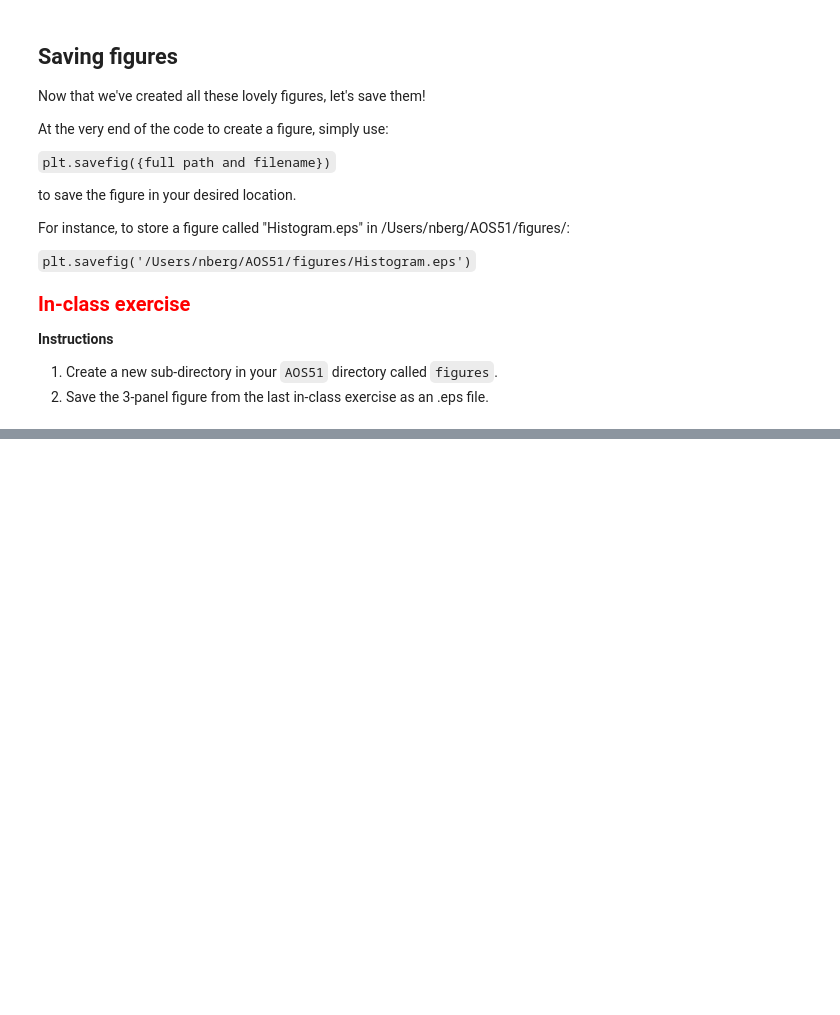
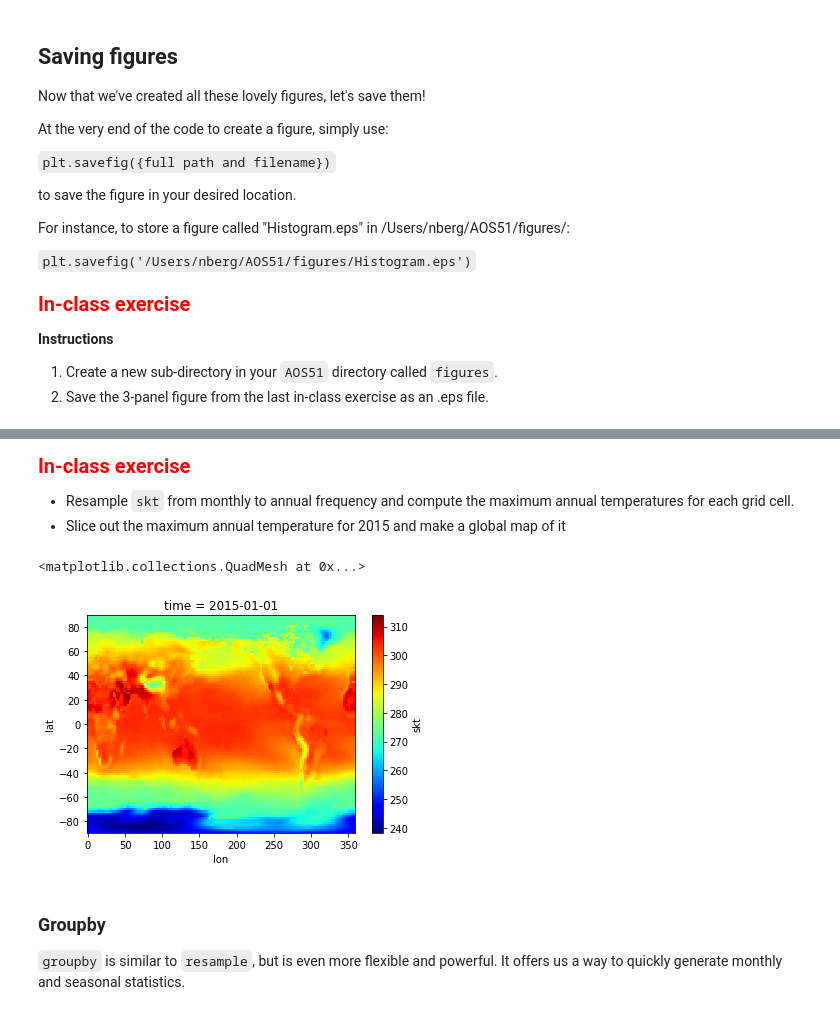
Before and after one commit to neil-berg/climate-data-analyses, a Jupyter notebook: lectures/AOS51_2019W_#3_KEY.ipynb, the cells around one changed output, grey strips where cells are left out. Saved outputs shown, nothing was run; the diff lists cells and outputs as text; code cells hidden in the pictures; blank space fills up the shorter version.

```diff
--- a/lectures/AOS51_2019W_#3_KEY.ipynb
+++ b/lectures/AOS51_2019W_#3_KEY.ipynb
@@ -313,0 +587,14 @@ For instance, to store a figure called "Histogram.eps" in /Users/nberg/AOS51/fig
+# %% [markdown]
+<span style="color:red; font-size:20px; font-weight:bold">In-class exercise</span>
+
+* Resample `skt` from monthly to annual frequency and compute the maximum annual temperatures for each grid cell.
+* Slice out the maximum annual temperature for 2015 and make a global map of it
+# %%
+skt.resample(time='AS').max(dim='time').sel(time='2015').plot(cmap='jet')
+# %% [output]
+<matplotlib.collections.QuadMesh at 0x...>
+[figure, added]
+# %% [markdown]
+### Groupby
+
+`groupby` is similar to `resample`, but is even more flexible and powerful. It offers us a way to quickly generate monthly and seasonal statistics.
```
Also changed, not shown: parts of 29 cells of this notebook.
